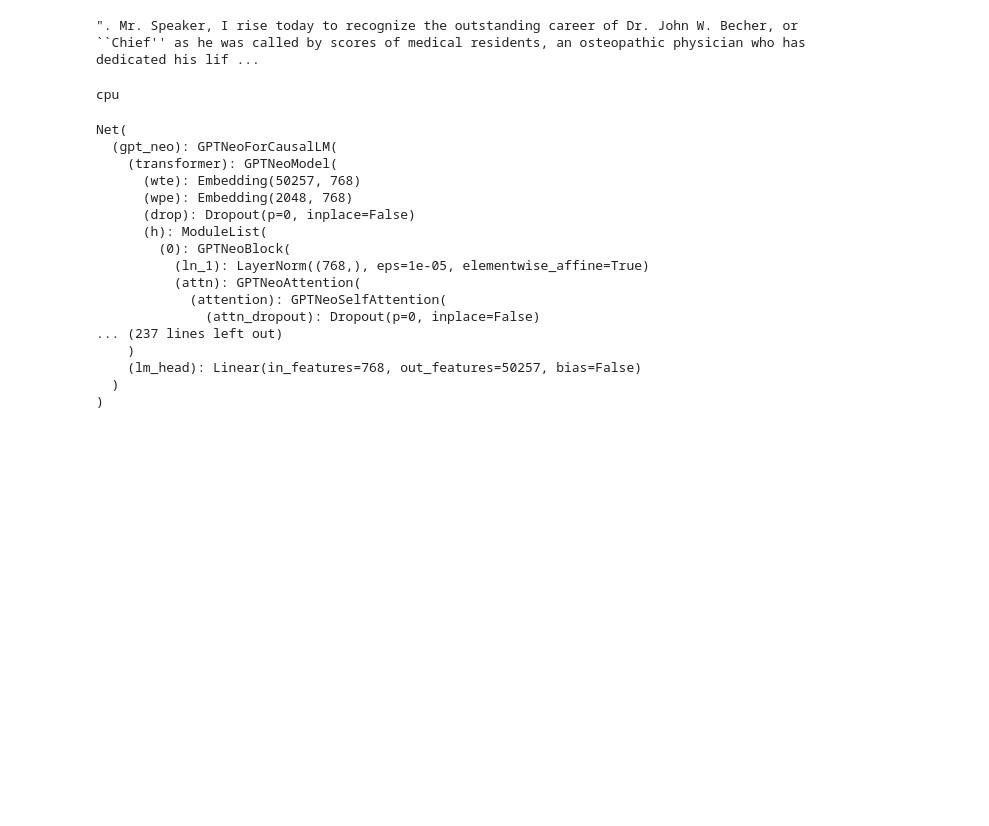
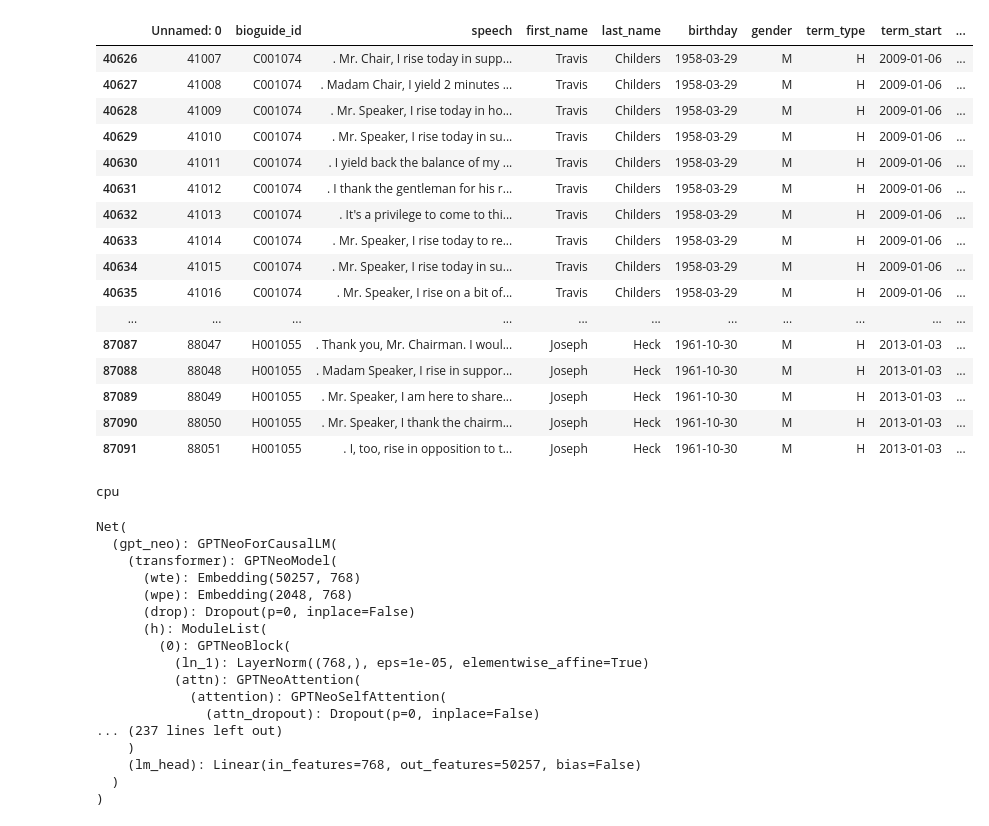
Before and after one commit to gozsoy/conditioned-speech-gen, a Jupyter notebook: euler_backup/conditioned_speech_gen/src/experiments.ipynb, the cells around one changed output. Cells and saved outputs as stored; diff of their text form; code cells hidden in the pictures; blank space fills up the shorter version.

```diff
--- a/euler_backup/conditioned_speech_gen/src/experiments.ipynb
+++ b/euler_backup/conditioned_speech_gen/src/experiments.ipynb
@@ -10,10 +12,26 @@ processed_df = pd.read_csv('/cluster/scratch/goezsoy/nlp_lss_datasets/processed_
 # work on subset of speakers
 temp_bioguides = ['H001055','C001074']
 temp_df = processed_df[processed_df.bioguide_id.isin(temp_bioguides)]
-# %%
-temp_df.loc[87084].speech
-# %% [output]
-". Mr. Speaker, I rise today to recognize the outstanding career of Dr. John W. Becher, or ``Chief'' as he was called by scores of medical residents, an osteopathic physician who has dedicated his lif ...
+# %%
+temp_df
+# %% [output]
+|  | Unnamed: 0 | bioguide_id | speech | first_name | last_name | birthday | gender | term_type | term_start | ... |
+| 40626 | 41007 | C001074 | . Mr. Chair, I rise today in supp... | Travis | Childers | 1958-03-29 | M | H | 2009-01-06 | ... |
+| 40627 | 41008 | C001074 | . Madam Chair, I yield 2 minutes ... | Travis | Childers | 1958-03-29 | M | H | 2009-01-06 | ... |
+| 40628 | 41009 | C001074 | . Mr. Speaker, I rise today in ho... | Travis | Childers | 1958-03-29 | M | H | 2009-01-06 | ... |
+| 40629 | 41010 | C001074 | . Mr. Speaker, I rise today in su... | Travis | Childers | 1958-03-29 | M | H | 2009-01-06 | ... |
+| 40630 | 41011 | C001074 | . I yield back the balance of my ... | Travis | Childers | 1958-03-29 | M | H | 2009-01-06 | ... |
+| 40631 | 41012 | C001074 | . I thank the gentleman for his r... | Travis | Childers | 1958-03-29 | M | H | 2009-01-06 | ... |
+| 40632 | 41013 | C001074 | . It's a privilege to come to thi... | Travis | Childers | 1958-03-29 | M | H | 2009-01-06 | ... |
+| 40633 | 41014 | C001074 | . Mr. Speaker, I rise today to re... | Travis | Childers | 1958-03-29 | M | H | 2009-01-06 | ... |
+| 40634 | 41015 | C001074 | . Mr. Speaker, I rise today in su... | Travis | Childers | 1958-03-29 | M | H | 2009-01-06 | ... |
+| 40635 | 41016 | C001074 | . Mr. Speaker, I rise on a bit of... | Travis | Childers | 1958-03-29 | M | H | 2009-01-06 | ... |
+| ... | ... | ... | ... | ... | ... | ... | ... | ... | ... | ... |
+| 87087 | 88047 | H001055 | . Thank you, Mr. Chairman. I woul... | Joseph | Heck | 1961-10-30 | M | H | 2013-01-03 | ... |
+| 87088 | 88048 | H001055 | . Madam Speaker, I rise in suppor... | Joseph | Heck | 1961-10-30 | M | H | 2013-01-03 | ... |
+| 87089 | 88049 | H001055 | . Mr. Speaker, I am here to share... | Joseph | Heck | 1961-10-30 | M | H | 2013-01-03 | ... |
+| 87090 | 88050 | H001055 | . Mr. Speaker, I thank the chairm... | Joseph | Heck | 1961-10-30 | M | H | 2013-01-03 | ... |
+| 87091 | 88051 | H001055 | . I, too, rise in opposition to t... | Joseph | Heck | 1961-10-30 | M | H | 2013-01-03 | ... |
 # %%
 # loading model for generation
 from model import Net
```
Also changed, not shown: parts of 2 cells of this notebook, 8 other files.
